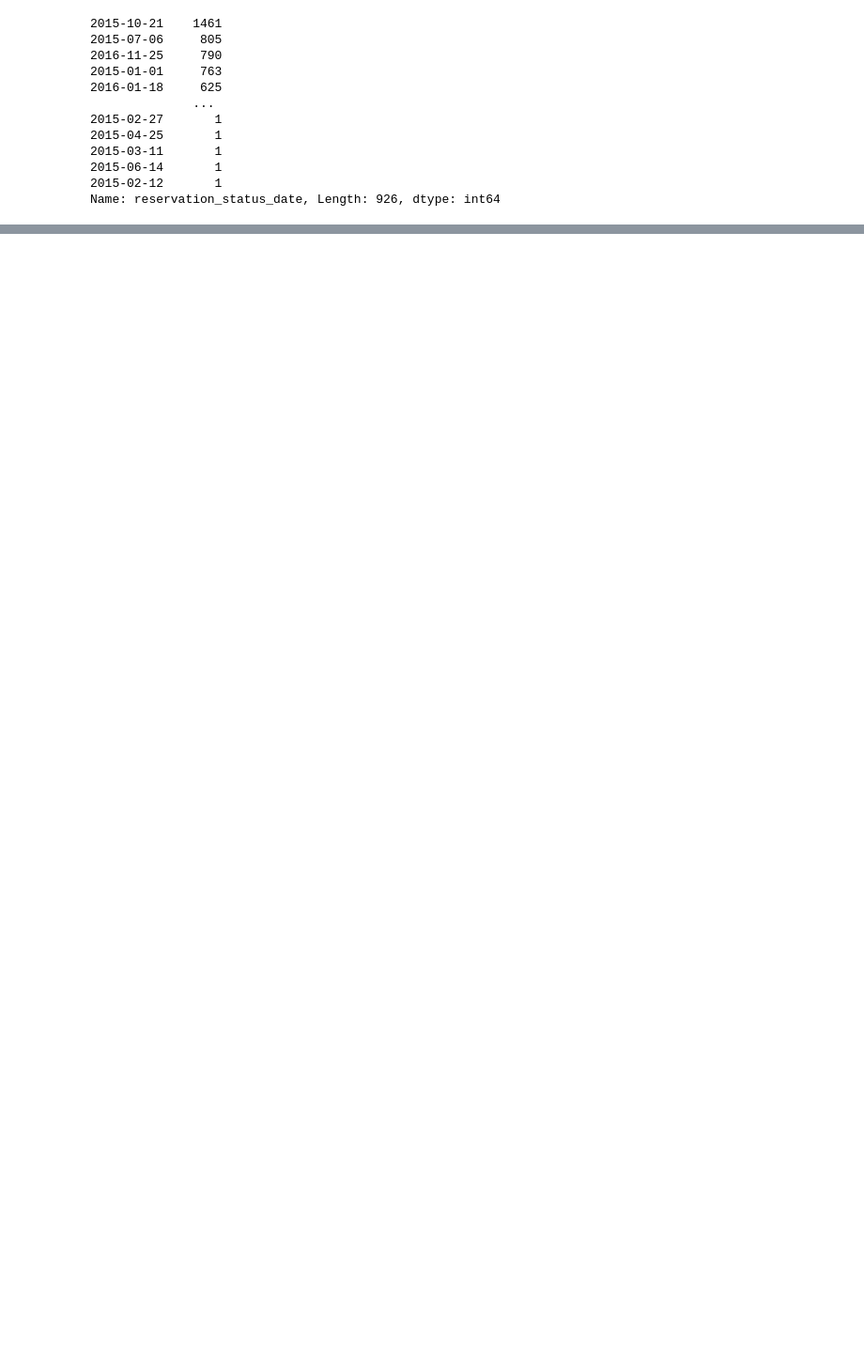
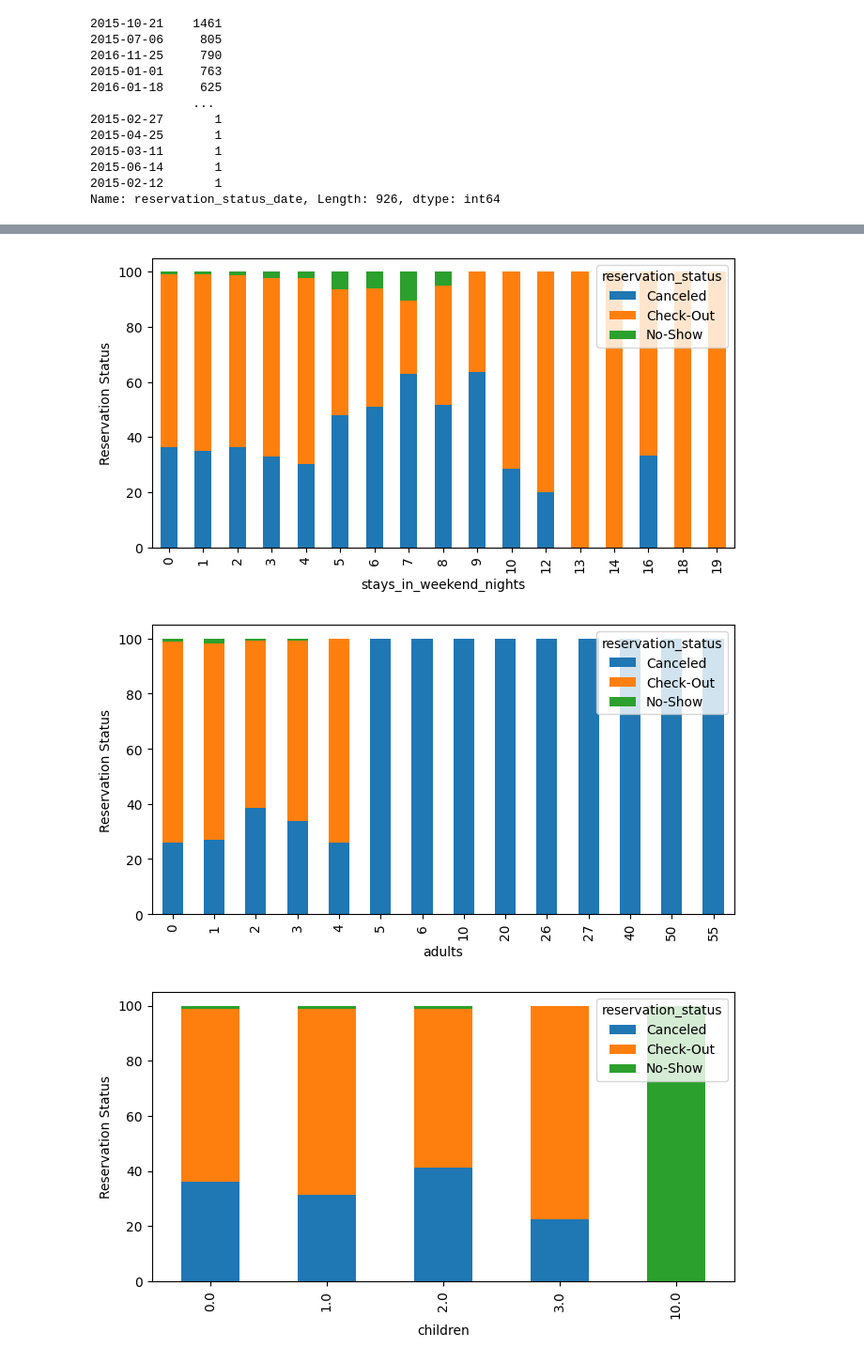
Before and after one commit to g0m3zc/Hotel_booking_demand, a Jupyter notebook: Hotel_Booking_Demand.ipynb, the cells around one changed output, grey strips where cells are left out. Shown: that part at 94% size. Saved outputs shown, nothing was run; the diff lists cells and outputs as text; code cells hidden in the pictures; blank space fills up the shorter version.

```diff
--- a/Hotel_Booking_Demand.ipynb
+++ b/Hotel_Booking_Demand.ipynb
@@ -160,0 +304,10 @@ Name: reservation_status_date, Length: 926, dtype: int64
+# %%
+for i in numerical_column_list:
+  if df[i].nunique() < 20:
+    if i != 'reservation_status':
+       (pd.crosstab(df[i], df['reservation_status'], normalize='index')*100).plot(kind='bar',figsize=(8,4), stacked=True)
+       plt.ylabel('Reservation Status')
+# %% [output]
+[figure, added]
+[figure, added]
+[figure, added]
```
Also changed, not shown: parts of 26 cells of this notebook.
